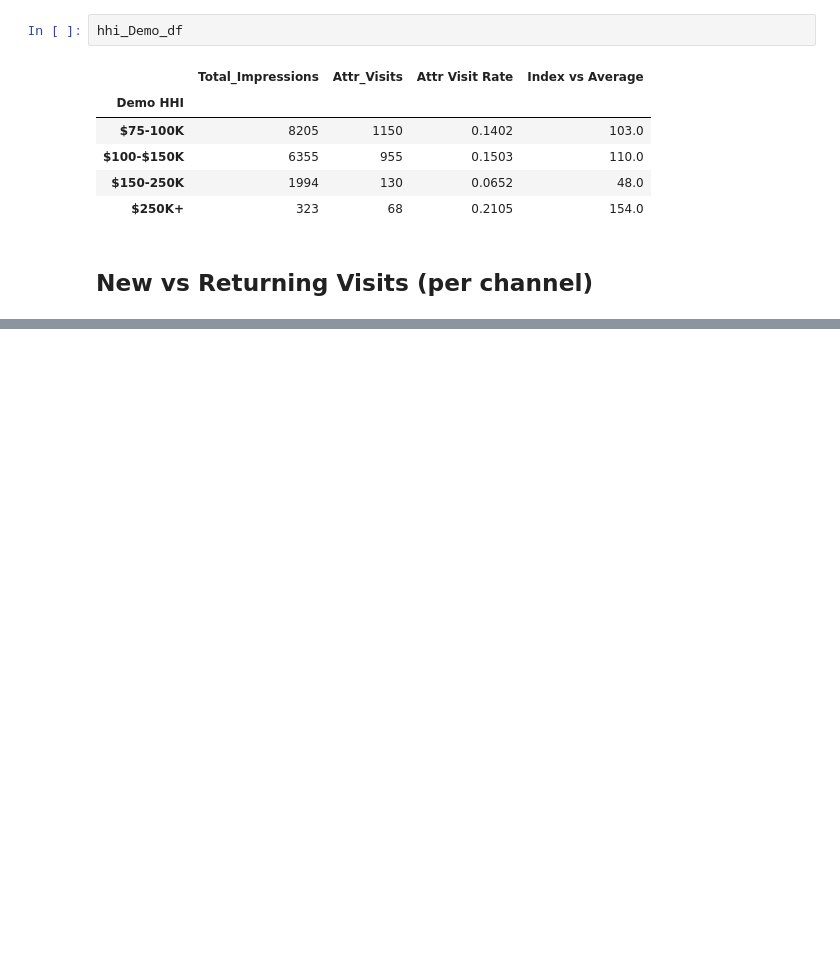
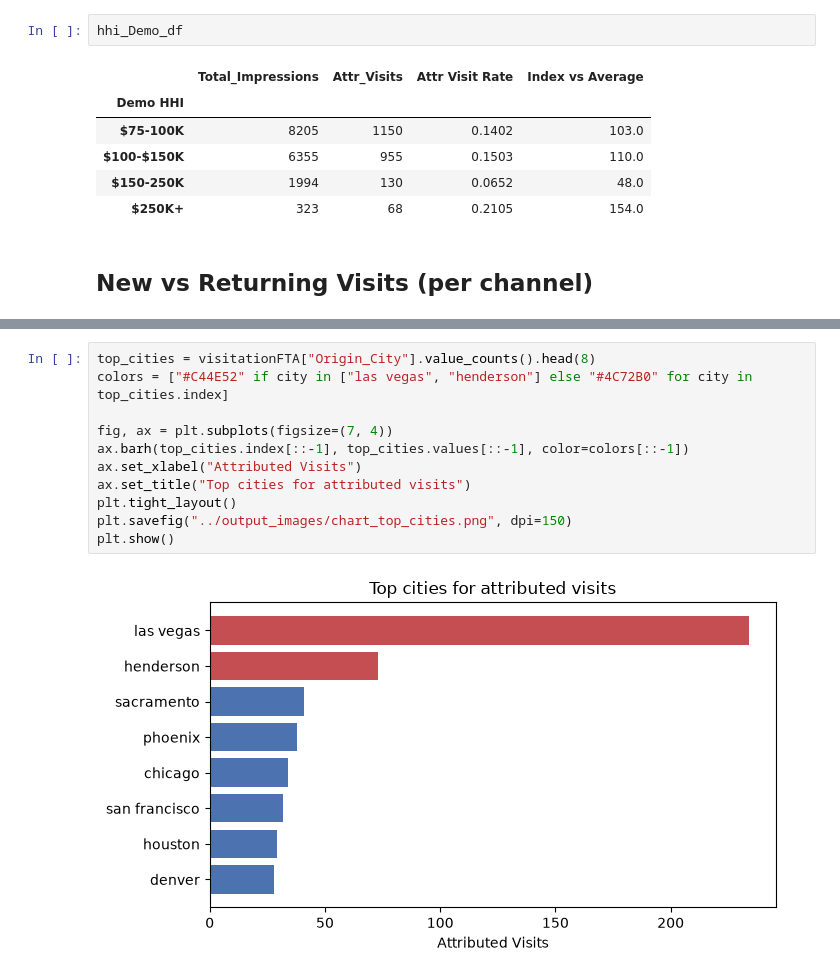
Before and after one commit to EzraGoldberg/portfolio-projects, a Jupyter notebook: 2. Tech Interview Prep/Weather Adtech Data Science/notebooks/Case_Study.ipynb, the cells around one changed output, grey strips where cells are left out. Drawn from its saved outputs; the diff is of its cells as text; blank space fills up the shorter version.

```diff
--- a/2. Tech Interview Prep/Weather Adtech Data Science/notebooks/Case_Study.ipynb
+++ b/2. Tech Interview Prep/Weather Adtech Data Science/notebooks/Case_Study.ipynb
@@ -1036,0 +1208,13 @@ hhi_Demo_df
+# %%
+top_cities = visitationFTA["Origin_City"].value_counts().head(8)
+colors = ["#C44E52" if city in ["las vegas", "henderson"] else "#4C72B0" for city in top_cities.index]
+
+fig, ax = plt.subplots(figsize=(7, 4))
+ax.barh(top_cities.index[::-1], top_cities.values[::-1], color=colors[::-1])
+ax.set_xlabel("Attributed Visits")
+ax.set_title("Top cities for attributed visits")
+plt.tight_layout()
+plt.savefig("../output_images/chart_top_cities.png", dpi=150)
+plt.show()
+# %% [output]
+[figure, added]
```
Also changed, not shown: parts of 10 cells of this notebook, 4 other files.
